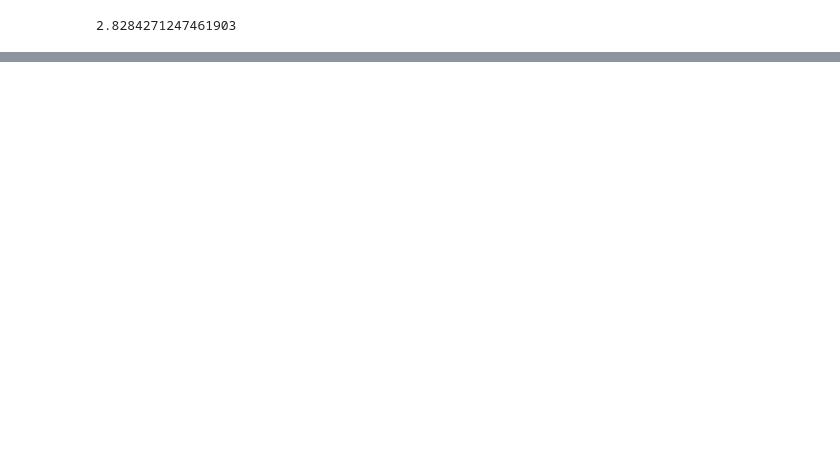
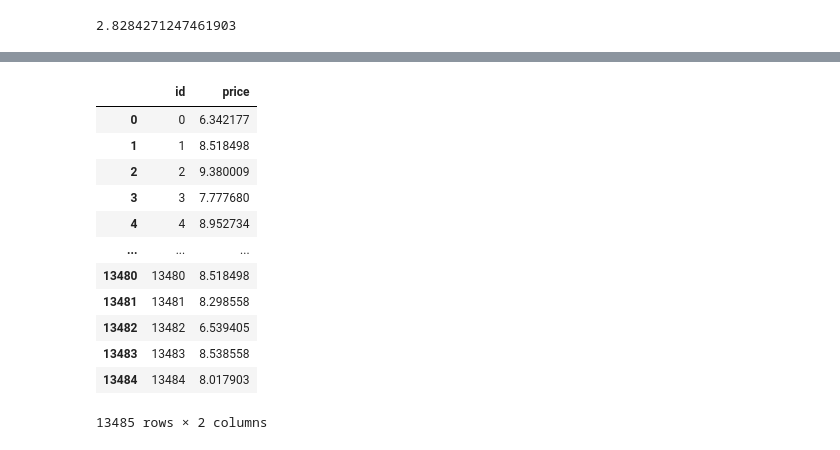
Before and after one commit to valentincortespuya/Kaggle_competition, a Jupyter notebook: diamantes/modelo2.ipynb, the cells around one changed output, grey strips where cells are left out. Drawn from its saved outputs; the diff is of its cells as text; code cells hidden in the pictures; blank space fills up the shorter version.

```diff
--- a/diamantes/modelo2.ipynb
+++ b/diamantes/modelo2.ipynb
@@ -250,0 +242,19 @@ X_realida_submision = best_tree.predict(X_train)
+# %%
+submision1 = pd.DataFrame(X_realida_submision)
+submision1.reset_index(inplace=True)
+submision1.rename(columns={"index":"id",0:"price"}, inplace =True)
+submision1
+# %% [output]
+|  | id | price |
+| 0 | 0 | 6.342177 |
+| 1 | 1 | 8.518498 |
+| 2 | 2 | 9.380009 |
+| 3 | 3 | 7.777680 |
+| 4 | 4 | 8.952734 |
+| ... | ... | ... |
+| 13480 | 13480 | 8.518498 |
+| 13481 | 13481 | 8.298558 |
+| 13482 | 13482 | 6.539405 |
+| 13483 | 13483 | 8.538558 |
+| 13484 | 13484 | 8.017903 |
+13485 rows × 2 columns
```
Also changed, not shown: parts of 16 cells of this notebook, 8 other files.
